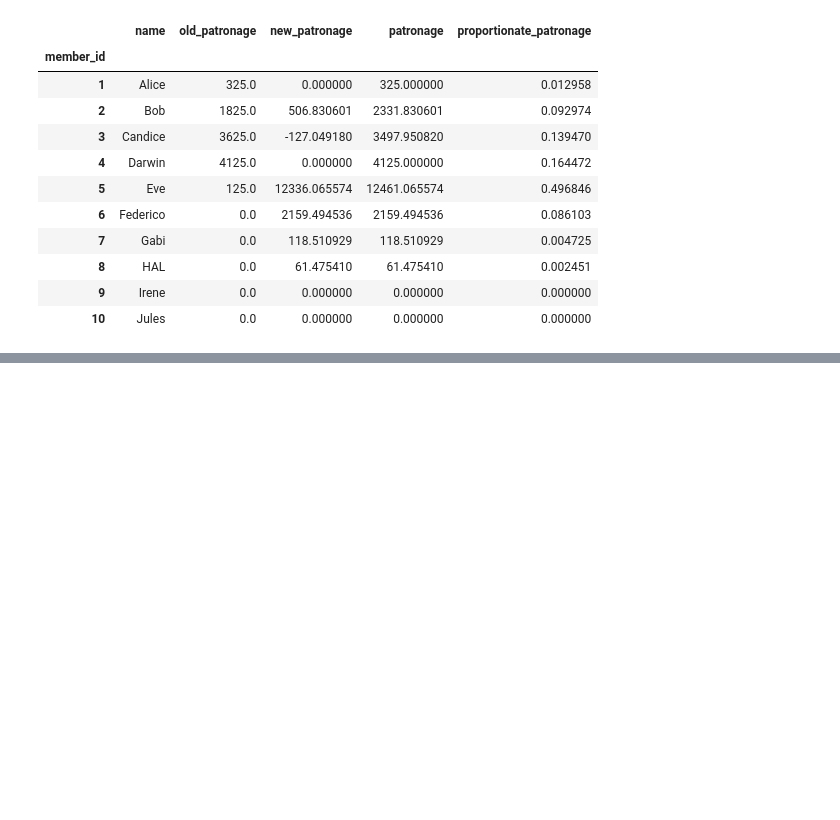
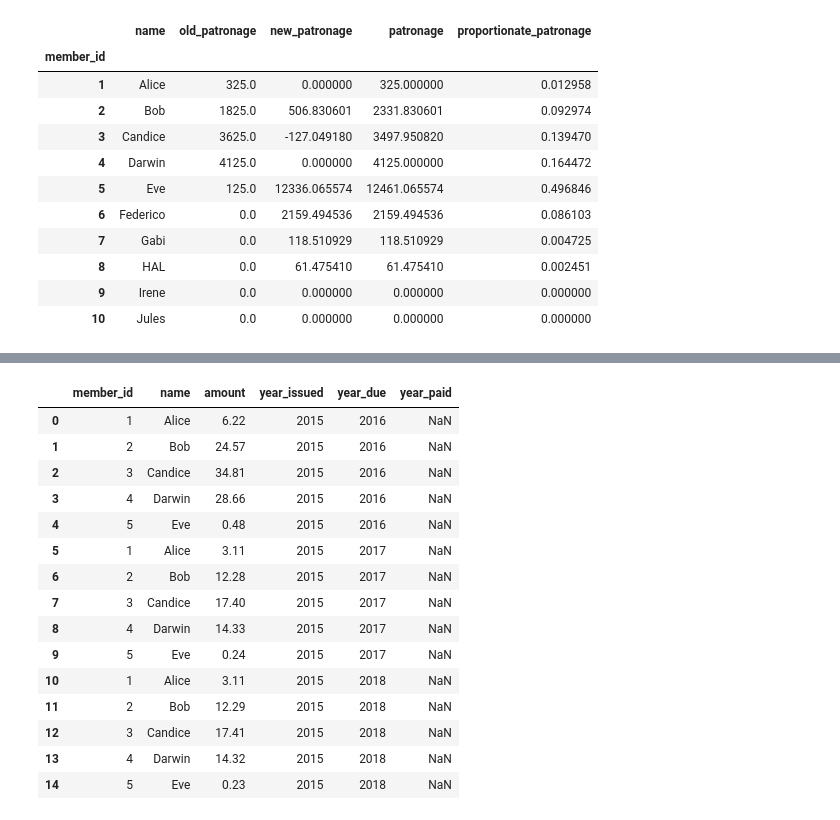
Before and after one commit to NathanielBlairStahn/sscofi, a Jupyter notebook: 05_sscofi_notices.ipynb, the cells around one changed output, grey strips where cells are left out. Cells and saved outputs as stored; diff of their text form; code cells hidden in the pictures; blank space fills up the shorter version.

Commit message:
rename 5th notebook, start creating notices dataframe

```diff
--- a/05_sscofi_payouts.ipynb
+++ b/05_sscofi_notices.ipynb
@@ -475,3 +475,8 @@ compute_patronage_for_year(members_df, contributions_df, 2016)
 | 8 | HAL | 0.0 | 61.475410 | 61.475410 | 0.002451 |
 | 9 | Irene | 0.0 | 0.000000 | 0.000000 | 0.000000 |
 | 10 | Jules | 0.0 | 0.000000 | 0.000000 | 0.000000 |
+# %%
+patronage_df = compute_patronage_for_year(members_df, contributions_df, 2015)
+dividend_df = compute_dividends(patronage_df, 378.92)
+allocations2015 = compute_allocations(dividend_df, 2015)
+allocations2015
@@ -477,0 +592,9 @@ compute_patronage_for_year(members_df, contributions_df, 2016)
+# %%
+years = ['2016', '2017', '2018']
+notices = [(allocations2015.loc[allocations2015['2015_dividend'] > 0, ['name', y]]
+            .rename(columns={y: 'amount'})
+            .assign(year_issued=2015, year_due=int(y), year_paid=np.NaN))
+           for y in years]
+
+notices_df = pd.concat(notices)
+notices_df
@@ -477,0 +619,19 @@ compute_patronage_for_year(members_df, contributions_df, 2016)
+# %%
+notices_df.reset_index()
+# %% [output]
+|  | member_id | name | amount | year_issued | year_due | year_paid |
+| 0 | 1 | Alice | 6.22 | 2015 | 2016 | NaN |
+| 1 | 2 | Bob | 24.57 | 2015 | 2016 | NaN |
+| 2 | 3 | Candice | 34.81 | 2015 | 2016 | NaN |
+| 3 | 4 | Darwin | 28.66 | 2015 | 2016 | NaN |
+| 4 | 5 | Eve | 0.48 | 2015 | 2016 | NaN |
+| 5 | 1 | Alice | 3.11 | 2015 | 2017 | NaN |
+| 6 | 2 | Bob | 12.28 | 2015 | 2017 | NaN |
+| 7 | 3 | Candice | 17.40 | 2015 | 2017 | NaN |
+| 8 | 4 | Darwin | 14.33 | 2015 | 2017 | NaN |
+| 9 | 5 | Eve | 0.24 | 2015 | 2017 | NaN |
+| 10 | 1 | Alice | 3.11 | 2015 | 2018 | NaN |
+| 11 | 2 | Bob | 12.29 | 2015 | 2018 | NaN |
+| 12 | 3 | Candice | 17.41 | 2015 | 2018 | NaN |
+| 13 | 4 | Darwin | 14.32 | 2015 | 2018 | NaN |
+| 14 | 5 | Eve | 0.23 | 2015 | 2018 | NaN |
```
Also changed, not shown: parts of 16 cells of this notebook.
